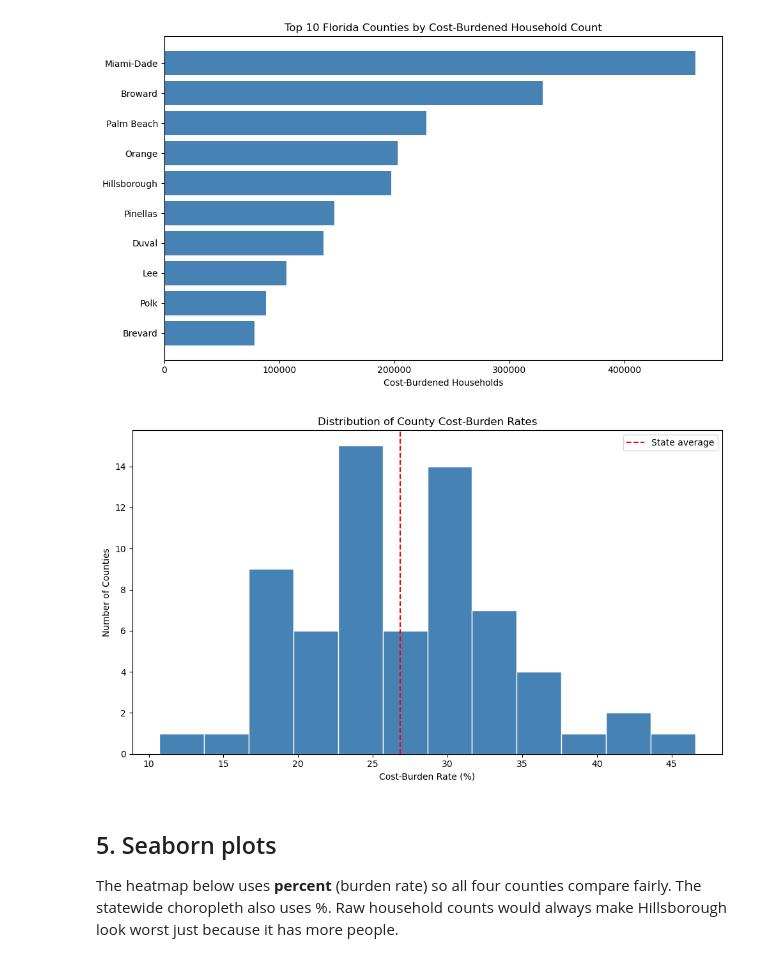
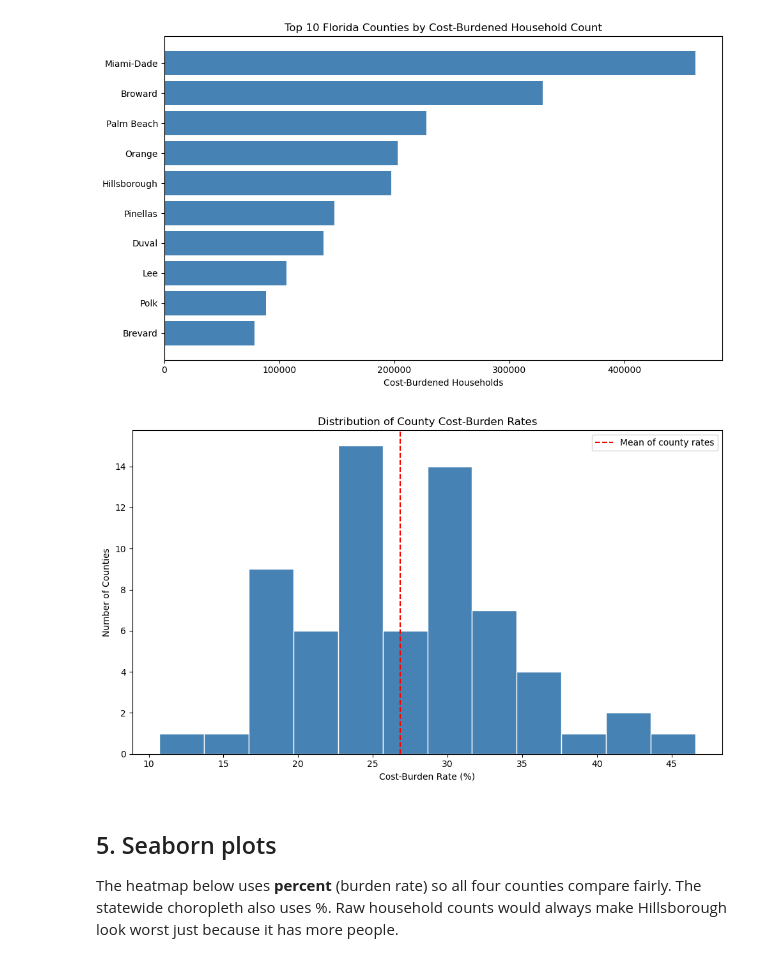
Before and after one commit to dexC166/fl_cost_burden_analysis_2026, a Jupyter notebook: notebooks/01_fl_housing_cost_burden_analysis.ipynb, the cells around one changed output. Drawn from its saved outputs; the diff is of its cells as text; code cells hidden in the pictures.

Commit message:
Update housing cost burden analysis notebook with new histogram visualization and replace outdated image file.

```diff
--- a/notebooks/01_fl_housing_cost_burden_analysis.ipynb
+++ b/notebooks/01_fl_housing_cost_burden_analysis.ipynb
@@ -220,19 +220,19 @@ plt.show()
 # %%
 # Histogram of county burden rates
 plt.figure(figsize=(10, 6))
 plt.hist(county['burden_rate'], bins=12, color='steelblue', edgecolor='white')
 
 # Red dashed line = the mean from Section 3 (sum of all rates / 67 counties)
-plt.axvline(rates.mean(), color='red', linestyle='--', label='State average')
+plt.axvline(rates.mean(), color='red', linestyle='--', label='Mean of county rates')
 plt.xlabel('Cost-Burden Rate (%)')
 plt.ylabel('Number of Counties')
 plt.title('Distribution of County Cost-Burden Rates')
 plt.legend()
 plt.tight_layout()
 plt.savefig('../outputs/figures/burden_histogram.png')
 plt.show()
 # %% [output]
-[figure, old version]
+[figure, new version]
 # %% [markdown]
 ## 5. Seaborn plots
 
```
Also changed, not shown: 1 other file.
